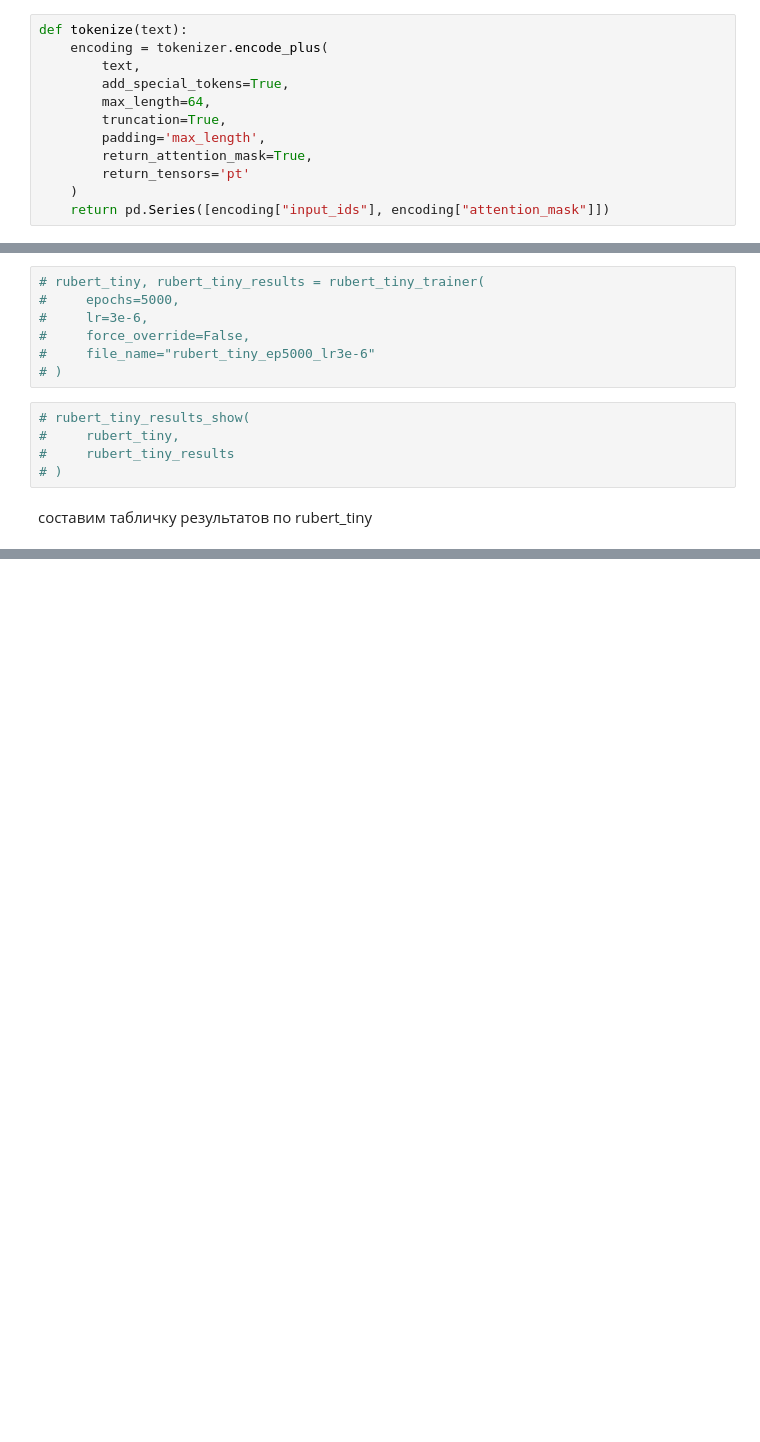
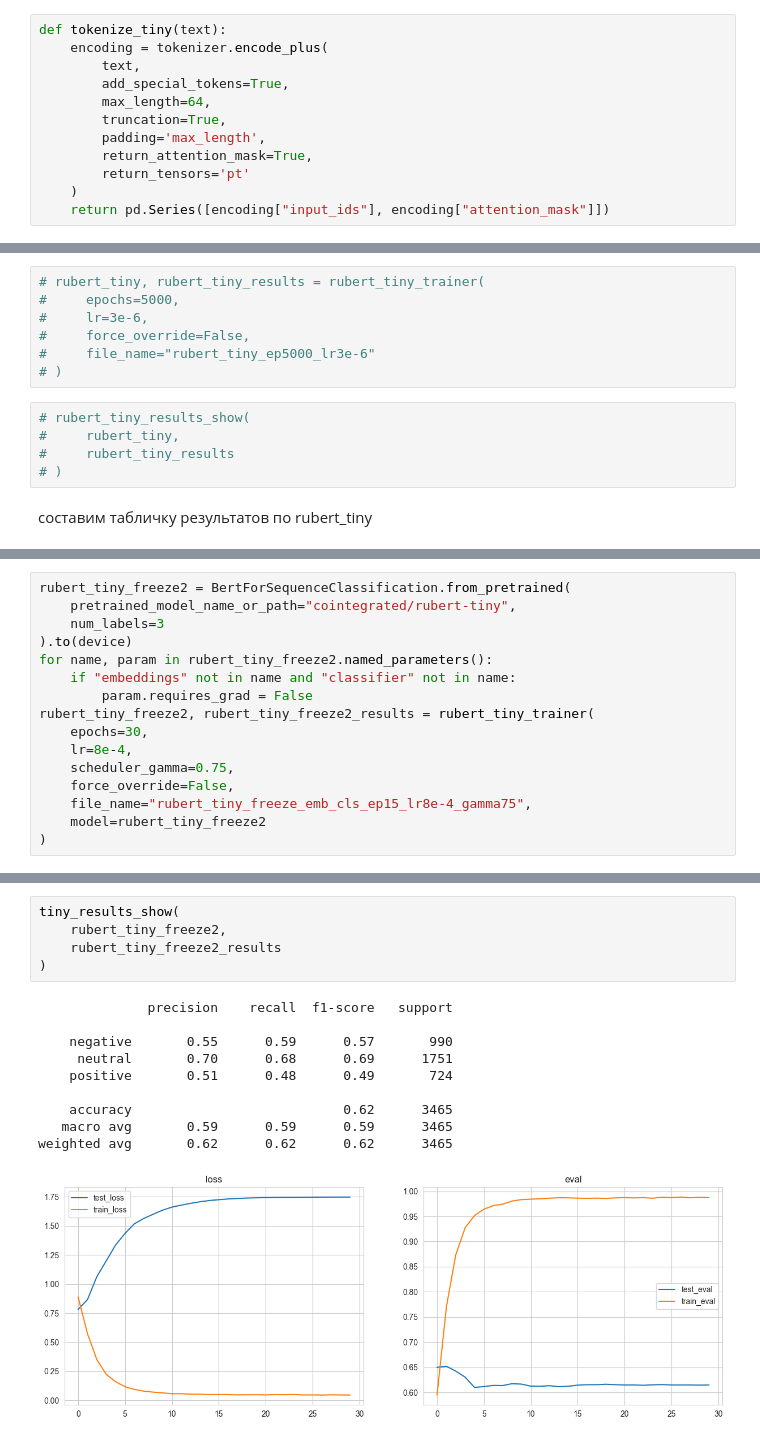
Before and after one commit to anast3t/neural-networks, a Jupyter notebook: Task2/Lab2_2.ipynb, the cells around one changed output, grey strips where cells are left out. Cells and saved outputs as stored; diff of their text form; blank space fills up the shorter version.

```diff
--- a/Task2/Lab2_2.ipynb
+++ b/Task2/Lab2_2.ipynb
@@ -212,7 +214,7 @@ ax.set_xticklabels(["neg", "neu", "pos"])
 # %%
 tokenizer = BertTokenizer.from_pretrained(pretrained_model_name_or_path="cointegrated/rubert-tiny")
 # %%
-def tokenize(text):
+def tokenize_tiny(text):
     encoding = tokenizer.encode_plus(
         text,
         add_special_tokens=True,
@@ -521,0 +616,16 @@ rubert_tiny_all
+# %%
+rubert_tiny_freeze2 = BertForSequenceClassification.from_pretrained(
+    pretrained_model_name_or_path="cointegrated/rubert-tiny",
+    num_labels=3
+).to(device)
+for name, param in rubert_tiny_freeze2.named_parameters():
+    if "embeddings" not in name and "classifier" not in name:
+        param.requires_grad = False
+rubert_tiny_freeze2, rubert_tiny_freeze2_results = rubert_tiny_trainer(
+    epochs=30,
+    lr=8e-4,
+    scheduler_gamma=0.75,
+    force_override=False,
+    file_name="rubert_tiny_freeze_emb_cls_ep15_lr8e-4_gamma75",
+    model=rubert_tiny_freeze2
+)
@@ -521,0 +640,16 @@ rubert_tiny_all
+# %%
+tiny_results_show(
+    rubert_tiny_freeze2,
+    rubert_tiny_freeze2_results
+)
+# %% [output]
+              precision    recall  f1-score   support
+
+    negative       0.55      0.59      0.57       990
+     neutral       0.70      0.68      0.69      1751
+    positive       0.51      0.48      0.49       724
+
+    accuracy                           0.62      3465
+   macro avg       0.59      0.59      0.59      3465
+weighted avg       0.62      0.62      0.62      3465
+[figure, added]
```
Also changed, not shown: parts of 110 cells of this notebook, 4 other files.
